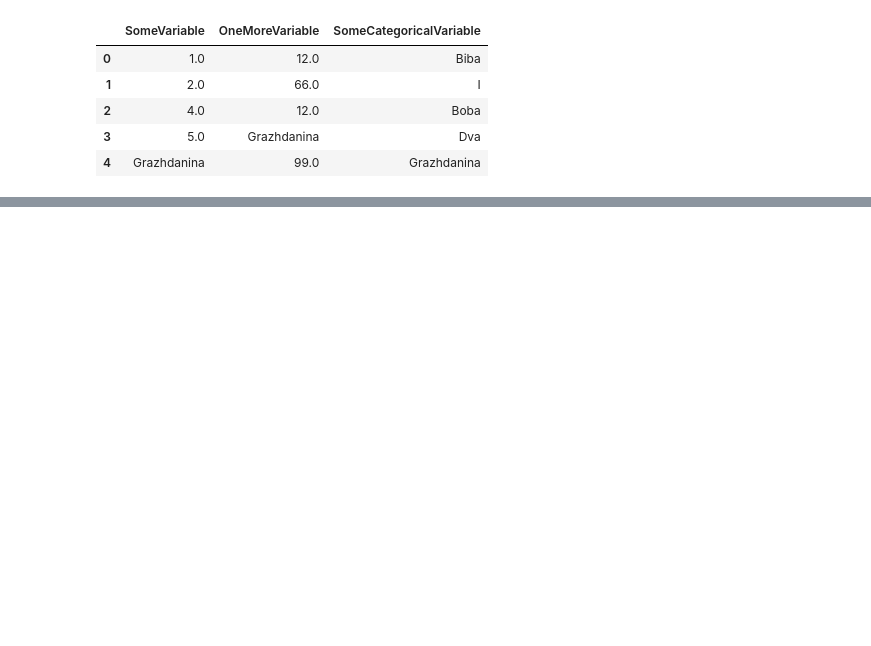
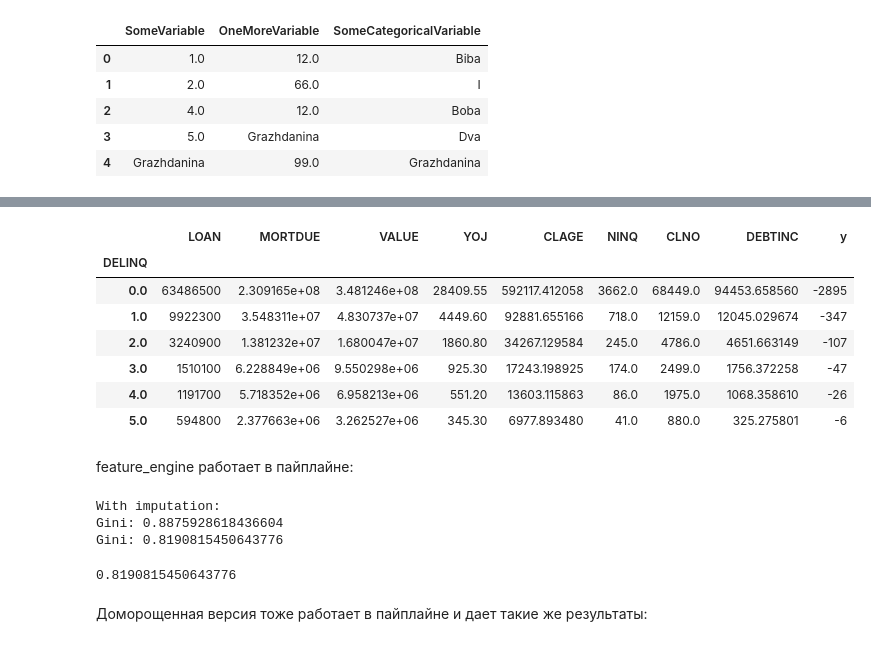
Before and after one commit to uasek/credit_scoring_project, a Jupyter notebook: scoring_model/missing_values.ipynb, the cells around one changed output, grey strips where cells are left out. Drawn from its saved outputs; the diff is of its cells as text; code cells hidden in the pictures; blank space fills up the shorter version.

```diff
--- a/scoring_model/missing_values.ipynb
+++ b/scoring_model/missing_values.ipynb
@@ -198,0 +363,5 @@ KeyError: "['b', 'C', 'S', 'o', 'c', 'l', 'V', 'a', 'g', 'i', 'm', 'e', 't', 'r'
+# %%
+X_train = pd.read_parquet('../datasets/15_hmeq/samples/X_train.parquet')
+X_test  = pd.read_parquet('../datasets/15_hmeq/samples/X_test.parquet')
+y_train = pd.read_parquet('../datasets/15_hmeq/samples/y_train.parquet').target
+y_test  = pd.read_parquet('../datasets/15_hmeq/samples/y_test.parquet').target
@@ -198,0 +408,57 @@ KeyError: "['b', 'C', 'S', 'o', 'c', 'l', 'V', 'a', 'g', 'i', 'm', 'e', 't', 'r'
+# %%
+X_train_y = X_train.copy()
+X_train_y["y"] = y_train
+X_train_y.y = X_train_y.y - 1
+X_train_y.groupby("DELINQ").sum()
+# %% [output]
+|  | LOAN | MORTDUE | VALUE | YOJ | CLAGE | NINQ | CLNO | DEBTINC | y |
+| DELINQ |  |  |  |  |  |  |  |  |  |
+| 0.0 | 63486500 | 2.309165e+08 | 3.481246e+08 | 28409.55 | 592117.412058 | 3662.0 | 68449.0 | 94453.658560 | -2895 |
+| 1.0 | 9922300 | 3.548311e+07 | 4.830737e+07 | 4449.60 | 92881.655166 | 718.0 | 12159.0 | 12045.029674 | -347 |
+| 2.0 | 3240900 | 1.381232e+07 | 1.680047e+07 | 1860.80 | 34267.129584 | 245.0 | 4786.0 | 4651.663149 | -107 |
+| 3.0 | 1510100 | 6.228849e+06 | 9.550298e+06 | 925.30 | 17243.198925 | 174.0 | 2499.0 | 1756.372258 | -47 |
+| 4.0 | 1191700 | 5.718352e+06 | 6.958213e+06 | 551.20 | 13603.115863 | 86.0 | 1975.0 | 1068.358610 | -26 |
+| 5.0 | 594800 | 2.377663e+06 | 3.262527e+06 | 345.30 | 6977.893480 | 41.0 | 880.0 | 325.275801 | -6 |
+# %% [markdown]
+feature_engine работает в пайплайне:
+# %%
+woe = WoEEncoder(variables = factors_dict['cat_vals'])
+feat_eng = CombineWithReferenceFeature(
+    variables_to_combine = list(X_train.columns),
+    reference_variables = list(X_train.columns),
+    operations = ['mul']
+)
+missing_impute = MeanMedianImputer(
+    imputation_method='mean', variables=None
+)
+missing_cat = CategoricalImputer(
+    fill_value = "Data Scientista"
+)
+lgbm_mdl = LGBMClassifier(
+    num_leaves = 10,
+    learning_rate = .1,
+    reg_alpha = 8,
+    reg_lambda = 8,
+    random_state = seed
+)
+feat_sel = RecursiveFeatureAddition(
+    lgbm_mdl,
+    threshold = 0.005
+)
+
+mdl_pipe_impute = Pipeline(
+    [('impute_missing', missing_impute),('impute_missing_categorical', missing_cat),('encode', woe), ('feat_eng', feat_eng), ('feat_select', feat_sel), ('lgbm', lgbm_mdl)]
+)
+
+print("With imputation:")
+mdl_pipe_impute.fit(X_train, y_train)
+Gini(y_train, mdl_pipe_impute.predict_proba(X_train)[:, 1])
+
+Gini(y_test, mdl_pipe_impute.predict_proba(X_test)[:, 1])
+# %% [output]
+With imputation:
+Gini: 0.8875928618436604
+Gini: 0.8190815450643776
+0.8190815450643776
+# %% [markdown]
+Доморощенная версия тоже работает в пайплайне и дает такие же результаты:
```
Also changed, not shown: parts of 32 cells of this notebook, 2 other files.
